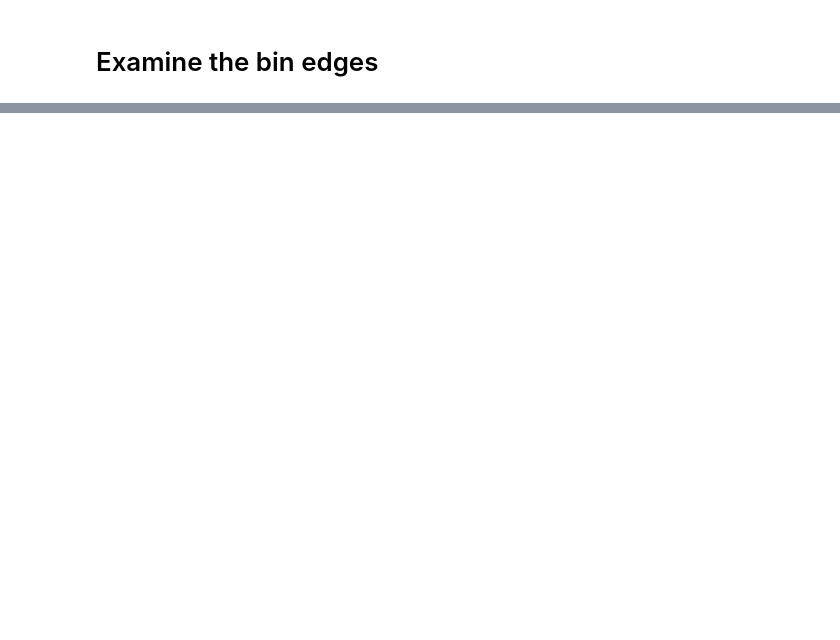
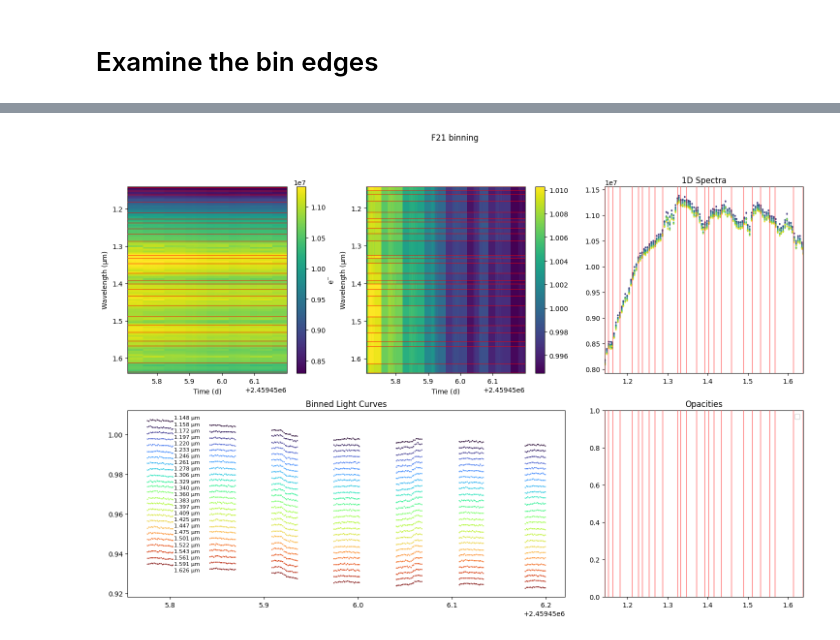
Before and after one commit to will-waalkes/Spot_Treating_AUMicb, a Jupyter notebook: modeling/02-binning/plot_bins.ipynb, the cells around one changed output, grey strips where cells are left out. Cells and saved outputs as stored; diff of their text form; code cells hidden in the pictures; blank space fills up the shorter version.

```diff
--- a/modeling/02-binning/plot_bins.ipynb
+++ b/modeling/02-binning/plot_bins.ipynb
@@ -58,5 +231,5 @@ S22_speclc_bin_edges = np.array([0.8329,
 # %%
-for visit in ['S22']:
+for visit in ['F21']:
     # Extract exposure times and mid-transit times from the dictionary
     predicted_T0 = visits[f'{visit}']['T0 (BJD_TDB)'].value
     expTime = visits[f'{visit}']['exp (s)'].value
@@ -88,57 +261,59 @@ for visit in ['S22']:
         ax5.axvline(edge, color='r', zorder=100,alpha=0.4)
         ax4.axvline(edge, color='r', zorder=100,alpha=0.4)
 
-    for i, spec in enumerate(species):
-        op = binned_opacities[i](600, 0.01)  # cm2 / g
-        col_idx = chem.get_column_index(species_name=spec)
-        species_weight = weights[col_idx] / mmw_neptune
-        abund_weighted_opacity = op * species_weight * vmr[:, col_idx]
-        ax5.semilogy(np.geomspace(0.81, 1.64, 200), abund_weighted_opacity[0], label=spec)
-    ax5.set_xlim(bin_edges[0], bin_edges[-1])
+    # for i, spec in enumerate(species):
+    #     op = binned_opacities[i](600, 0.01)  # cm2 / g
+    #     col_idx = chem.get_column_index(species_name=spec)
+    #     species_weight = weights[col_idx] / mmw_neptune
+    #     abund_weighted_opacity = op * species_weight * vmr[:, col_idx]
+    #     ax5.semilogy(np.geomspace(0.81, 1.64, 200), abund_weighted_opacity[0], label=spec)
+    # ax5.set_xlim(bin_edges[0], bin_edges[-1])
 
-    for direction in ['Forward', 'Reverse']:
-        # Read in the trimmed rainbows
-        rainbow = read_rainbow(f"../data/{visit}_{direction}_trimmed_pacman_spec.rainbow.npy")
-        print(len(rainbow.wavelength))
-        print(rainbow.wavelength)
-        # print(np.nanmedian(rainbow.wavelength.value[:-1]-rainbow.wavelength.value[1:]) )
-        binned = rainbow.normalize().bin(wavelength_edges=bin_edges * u.micron)
-        img_date = binned.time.value
-        orbit = np.zeros_like(img_date)
+    # for direction in ['Forward', 'Reverse']:
+    # Read in the trimmed rainbows
+    # rainbow = read_rainbow(f"../data/{visit}_{direction}_trimmed_pacman_spec.rainbow.npy")
+    rainbow = read_rainbow(f"../../data/rainbows/{visit}_scan-combined_trimmed_pacman_spec.rainbow.npy")
 
-        if direction == 'Forward':
-            rainbow.imshow(ax=ax1)
-            binned.imshow(ax=ax2)
+    print(len(rainbow.wavelength))
+    print(rainbow.wavelength)
+    # print(np.nanmedian(rainbow.wavelength.value[:-1]-rainbow.wavelength.value[1:]) )
+    binned = rainbow.normalize().bin(wavelength_edges=bin_edges * u.micron)
+    img_date = binned.time.value
+    orbit = np.zeros_like(img_date)
 
-        for j in range(len(img_date)):
-            if j >= 1:
-                if (img_date[j] - img_date[j - 1]) > 0.01:
-                    orbit[j] = (orbit[j - 1] + 1)
-                else:
-                    orbit[j] = orbit[j - 1]
+    # if direction == 'Forward':
+    rainbow.pcolormesh(ax=ax1)
+    binned.pcolormesh(ax=ax2)
 
-        for o in np.unique(orbit[orbit >= 0]):
-            first_index = np.where(orbit == o)[0][0]
-            rainbow.flux.value[:, first_index] = np.nan  # Set the first point of each subsequent orbit to np.nan
-            binned.flux.value[:, first_index] = np.nan  # Set the first point of each subsequent orbit to np.nan
+    for j in range(len(img_date)):
+        if j >= 1:
+            if (img_date[j] - img_date[j - 1]) > 0.01:
+                orbit[j] = (orbit[j - 1] + 1)
+            else:
+                orbit[j] = orbit[j - 1]
 
-        rainbow.flux.value[:, orbit == 0] = np.nan
-        binned.flux.value[:, orbit == 0] = np.nan
+    for o in np.unique(orbit[orbit >= 0]):
+        first_index = np.where(orbit == o)[0][0]
+        rainbow.flux.value[:, first_index] = np.nan  # Set the first point of each subsequent orbit to np.nan
+        binned.flux.value[:, first_index] = np.nan  # Set the first point of each subsequent orbit to np.nan
 
-        for i in range(len(rainbow.time.value)):
-            # ax4.scatter(binned.wavelength, binned.flux[:, i].value, zorder=100, s=4, alpha=0.8,
-            #             color='k')
-            ax4.scatter(rainbow.wavelength, rainbow.flux[:, i].value, alpha=0.1, s=2,
-                        color=plt.cm.viridis((rainbow.time.value[i] - rainbow.time.value.min()) / np.ptp(rainbow.time.value)))
+    rainbow.flux.value[:, orbit == 0] = np.nan
+    binned.flux.value[:, orbit == 0] = np.nan
 
-        for i in range(len(binned.wavelength.value)):
-            flux_i = binned.flux[i, :].value  # Strip units from flux
-            unc_i = binned.uncertainty[i,:].value
-            unc_i /= np.nanmean(flux_i)
-            flux_i /= np.nanmean(flux_i)
+    for i in range(len(rainbow.time.value)):
+        # ax4.scatter(binned.wavelength, binned.flux[:, i].value, zorder=100, s=4, alpha=0.8,
+        #             color='k')
+        ax4.scatter(rainbow.wavelength, rainbow.flux[:, i].value, alpha=0.1, s=2,
+                    color=plt.cm.viridis((rainbow.time.value[i] - rainbow.time.value.min()) / np.ptp(rainbow.time.value)))
 
-            ax3.errorbar(binned.time, flux_i - (0.003 * i), yerr=unc_i, fmt='o', ms=1, alpha=0.6,
-                         color=plt.cm.turbo((binned.wavelength.value[i] - binned.wavelength.value.min()) / np.ptp(binned.wavelength.value)))
+    for i in range(len(binned.wavelength.value)):
+        flux_i = binned.flux[i, :].value  # Strip units from flux
+        unc_i = binned.uncertainty[i,:].value
+        unc_i /= np.nanmean(flux_i)
+        flux_i /= np.nanmean(flux_i)
+
+        ax3.errorbar(binned.time, flux_i - (0.003 * i), yerr=unc_i, fmt='o', ms=1, alpha=0.6,
+                     color=plt.cm.turbo((binned.wavelength.value[i] - binned.wavelength.value.min()) / np.ptp(binned.wavelength.value)))
 
     # Calculate central wavelengths for each bin
     central_wavelengths = [(bin_edges[i] + bin_edges[i + 1]) / 2 for i in range(len(bin_edges) - 1)]
@@ -158,7 +333,7 @@ for visit in ['S22']:
     # Adjust spacing between subplots
     # plt.subplots_adjust(left=0.1, right=0.9, bottom=0.1, top=0.9, wspace=0.1, hspace=0)
 
-    plt.savefig(f'../figs/{visit}_binned_lcs_testing.png',dpi=400)
+    plt.savefig(f'../../figs/{visit}_binned_lcs_testing.png',dpi=400)
     plt.show()
     plt.clf()
 # %% [output]
@@ -181,0 +359 @@ for visit in ['S22']:
+[figure, new version]
```
Also changed, not shown: parts of 6 cells of this notebook, 5 other files.
